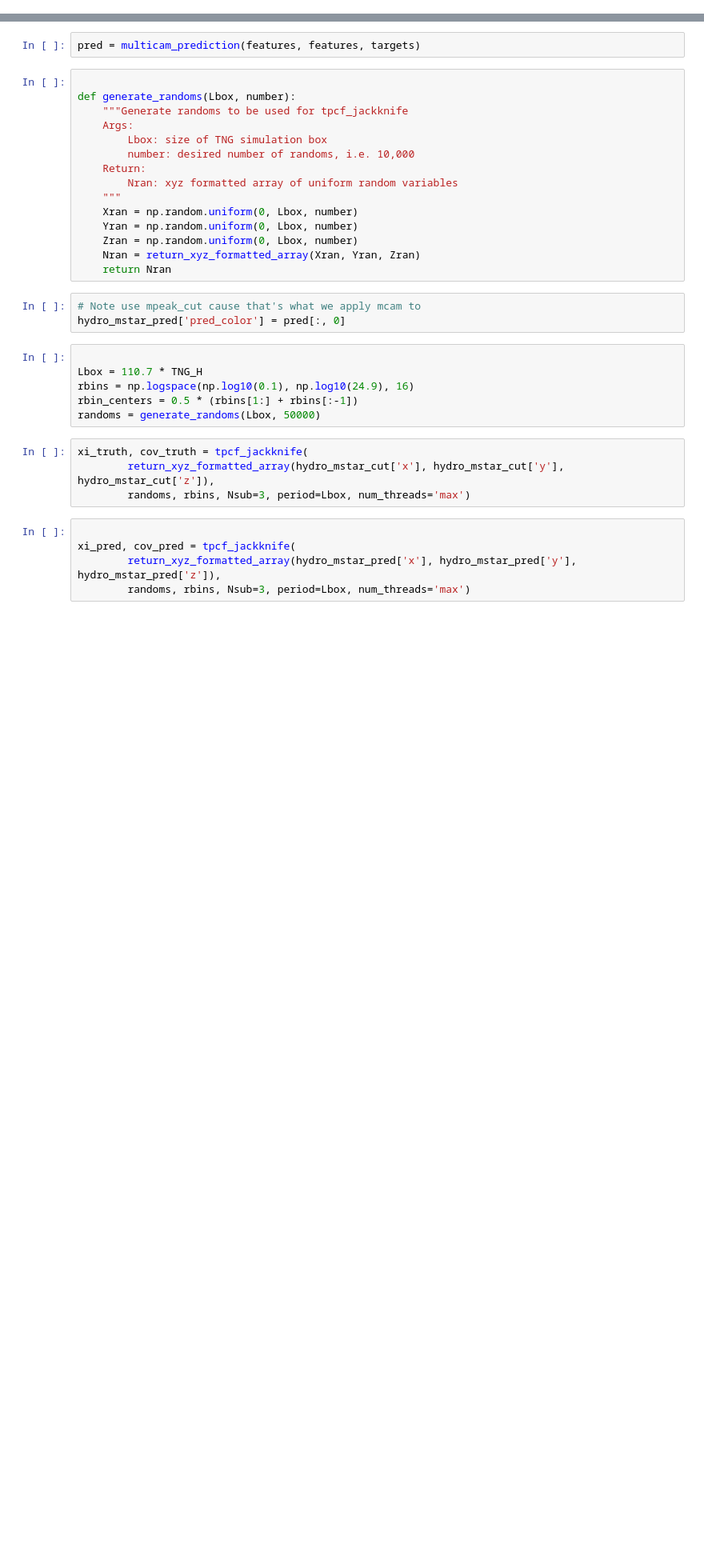
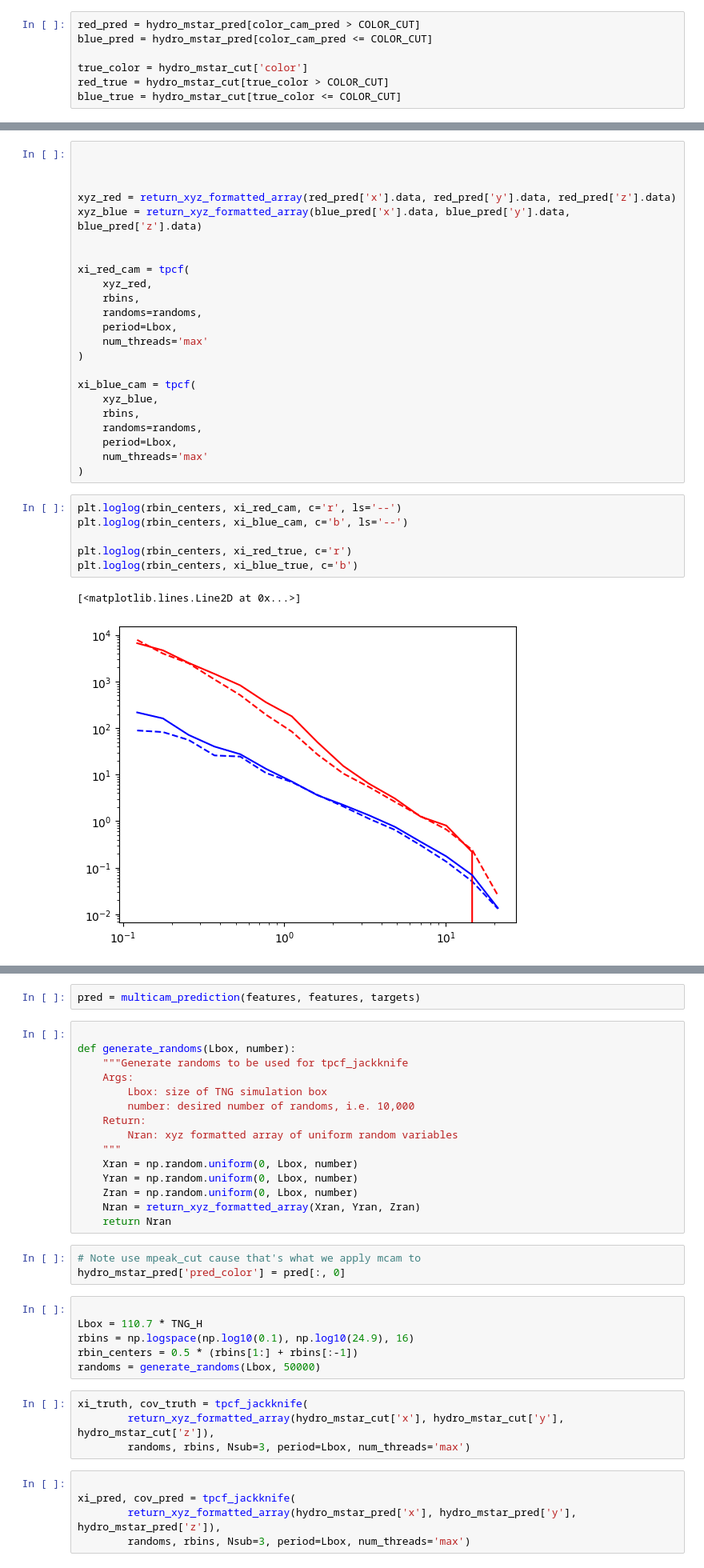
Before and after one commit to ismael-mendoza/multicam-tng-mah, a Jupyter notebook: notebooks/current/multicam_sham_hydro_a12_noscatter.ipynb, the cells around one changed output, grey strips where cells are left out. Shown at 80% size. Saved outputs shown, nothing was run; the diff lists cells and outputs as text; blank space fills up the shorter version.

```diff
--- a/notebooks/current/multicam_sham_hydro_a12_noscatter.ipynb
+++ b/notebooks/current/multicam_sham_hydro_a12_noscatter.ipynb
@@ -72,0 +121,7 @@ len(hydro_mstar_cut), len(hydro_mstar_pred)
+# %%
+red_pred = hydro_mstar_pred[color_cam_pred > COLOR_CUT]
+blue_pred = hydro_mstar_pred[color_cam_pred <= COLOR_CUT]
+
+true_color = hydro_mstar_cut['color']
+red_true = hydro_mstar_cut[true_color > COLOR_CUT]
+blue_true = hydro_mstar_cut[true_color <= COLOR_CUT]
@@ -72,0 +152,32 @@ len(hydro_mstar_cut), len(hydro_mstar_pred)
+# %%
+
+
+
+xyz_red = return_xyz_formatted_array(red_pred['x'].data, red_pred['y'].data, red_pred['z'].data)
+xyz_blue = return_xyz_formatted_array(blue_pred['x'].data, blue_pred['y'].data, blue_pred['z'].data)
+
+
+xi_red_cam = tpcf(
+    xyz_red,
+    rbins,
+    randoms=randoms,
+    period=Lbox,
+    num_threads='max'
+)
+
+xi_blue_cam = tpcf(
+    xyz_blue,
+    rbins,
+    randoms=randoms,
+    period=Lbox,
+    num_threads='max'
+)
+# %%
+plt.loglog(rbin_centers, xi_red_cam, c='r', ls='--')
+plt.loglog(rbin_centers, xi_blue_cam, c='b', ls='--')
+
+plt.loglog(rbin_centers, xi_red_true, c='r')
+plt.loglog(rbin_centers, xi_blue_true, c='b')
+# %% [output]
+[<matplotlib.lines.Line2D at 0x...>]
+[figure, added]
```
Also changed, not shown: parts of 19 cells of this notebook.
